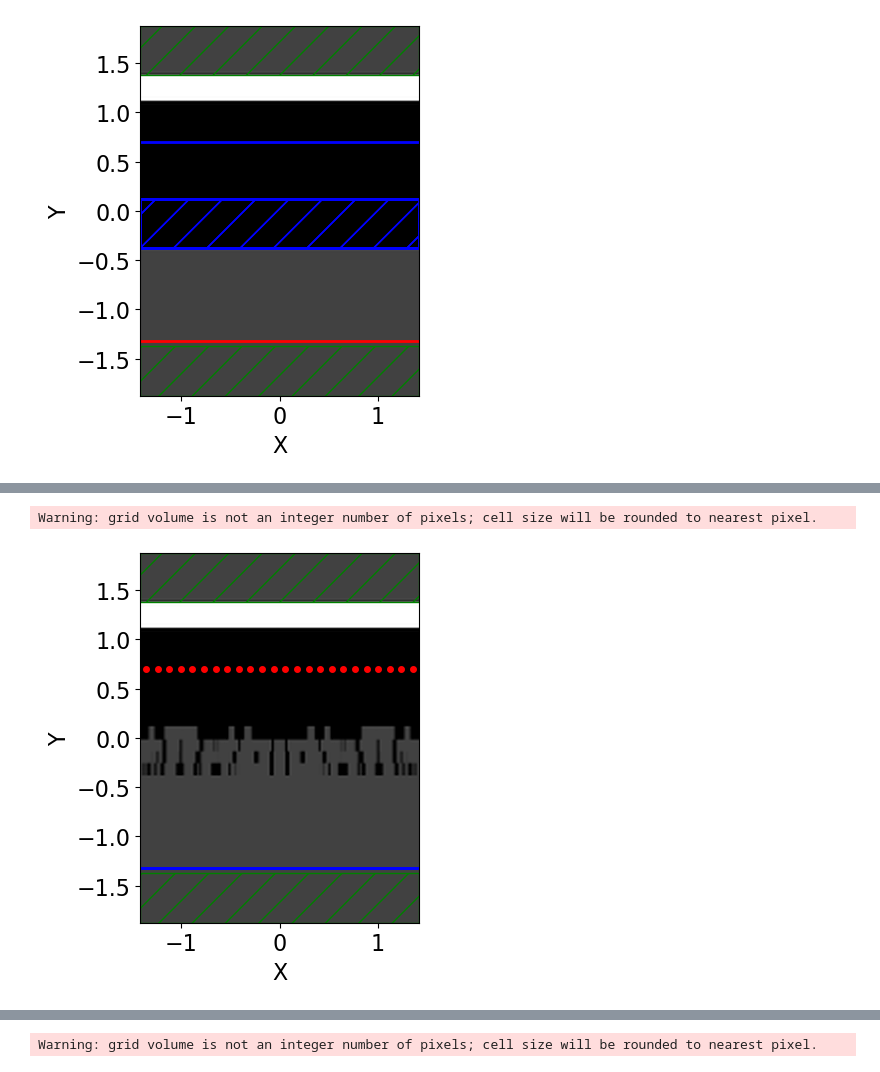
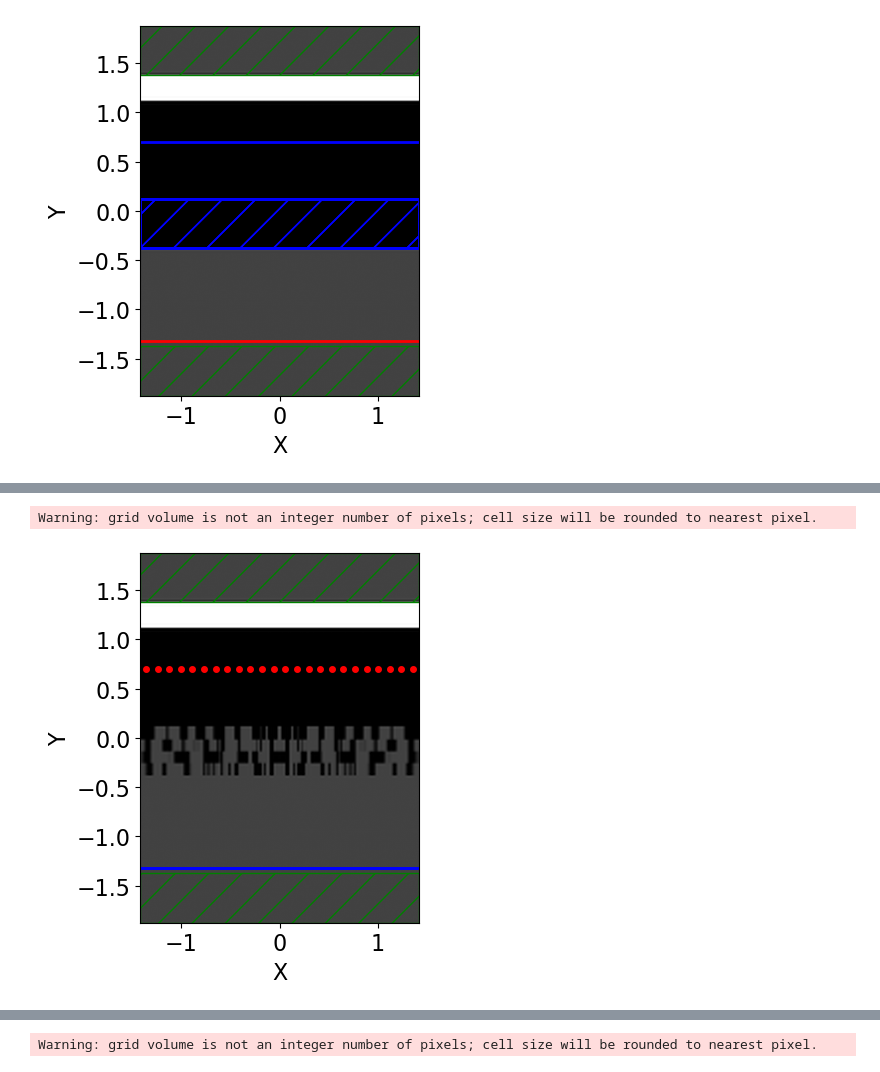
Before and after one commit to M2nion/LGD_Share, a Jupyter notebook: LGD_Mode_Decomposition_Share/Reciprocity_Share.ipynb, the cells around one changed output, grey strips where cells are left out. Saved outputs shown, nothing was run; the diff lists cells and outputs as text; code cells hidden in the pictures.

```diff
--- a/LGD_Mode_Decomposition_Share/Reciprocity_Share.ipynb
+++ b/LGD_Mode_Decomposition_Share/Reciprocity_Share.ipynb
@@ -1033,36 +879,36 @@ elif num_sources > 1:
         )
 
 sim = mp.Simulation(
     cell_size=cell_size,
     resolution=resolution,
     boundary_layers=pml_layers,
     geometry=geometry,
     sources=sources,
     k_point = mp.Vector3(0,0,0),
     extra_materials=[Ag]
 )
 
 bottom_pml_top_y = -0.5 * sy + dpml
 tmon_center = mp.Vector3(0, bottom_pml_top_y + (3 / resolution))
 tmon_size   = mp.Vector3(sx, 0, 0)                # x방향 한 주기 = sx
 
-k = np.loadtxt("/home/min/EIDL/Tool/Meep/LGD/LGD Project/Mode decomposition/Kyungmin/Personal Project/LGD_Mode_Decomposition_Share/weights_MMA_grat3")
-k = np.loadtxt("/home/min/EIDL/Tool/Meep/LGD/LGD Project/Mode decomposition/Kyungmin/Personal Project/LGD_Mode_Decomposition_Share/weights_adam")
+k = np.loadtxt("/home/min/LGD_Share/LGD_Mode_Decomposition_Share/weights_MMA_grat3")
+k = np.loadtxt("/home/min/LGD_Share/LGD_Mode_Decomposition_Share/weights_adam")
 design_vars.update_weights(k)
 
 dft_t = sim.add_dft_fields([mp.Ez], fcen, 0, 1, center=tmon_center, size=tmon_size)
 flux = sim.add_flux(fcen,          # 중심 주파수
                         0,             # 대역폭 df=0 → 단일 주파수
                         1,             # 샘플 수 1개
                         mp.FluxRegion(center=tmon_center,
                                       size=tmon_size))  # 라인 법선이 +y
 
 plt.figure()
 sim.plot2D()
 plt.show()
 # %% [output]
 Warning: grid volume is not an integer number of pixels; cell size will be rounded to nearest pixel.
-[figure, old version]
+[figure, new version]
 # %%
 sim.run(until = 1)
 sim.plot2D(fields = mp.Ez)
```
Also changed, not shown: parts of 10 cells of this notebook, 2 other files.
